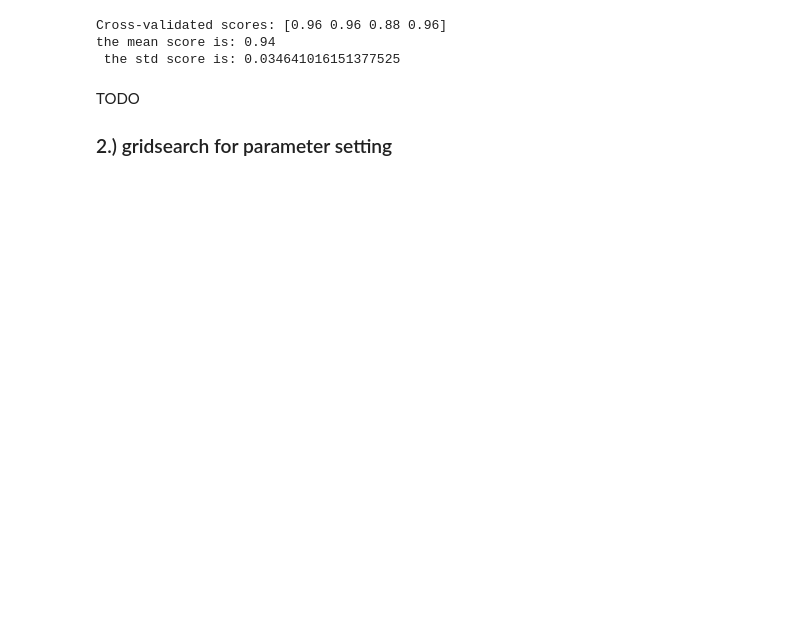
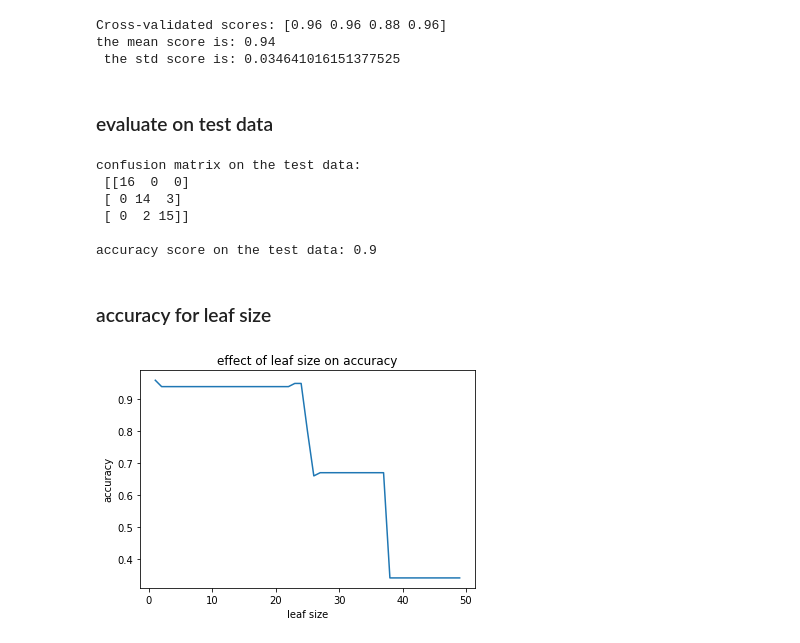
Before and after one commit to StefanReimer/iris_classification, a Jupyter notebook: iris_classification.ipynb, the cells around one changed output. Cells and saved outputs as stored; diff of their text form; code cells hidden in the pictures; blank space fills up the shorter version.

Commit message:
added accuracy in dependence of leaf size

```diff
--- a/iris_classification.ipynb
+++ b/iris_classification.ipynb
@@ -171,22 +165,54 @@ image
 # %%
 ### Cross validation
-def run_decision_tree_CV(X_model, y_model, depth=None, min_leaf_per_samples=1):
+def run_decision_tree_CV(X_model, y_model, depth=None,
+                         min_leaf_per_samples=1, scores_print=True):
     """create decision tree with cross-validation"""
     model=DecisionTreeClassifier(min_samples_leaf=min_leaf_per_samples, max_depth=depth)
     scores=cross_val_score(model, X_model, y_model, cv=4)
-    print('Cross-validated scores:', scores)
-
+    if(scores_print):
+        print('Cross-validated scores:', scores)
     return scores
 
 scores = run_decision_tree_CV(X_train, y_train, depth=None, min_leaf_per_samples=5)
-print(f'the mean score is: {np.mean(scores)} \n',
+print(f'the mean score is: {np.mean(scores)}\n',
 f'the std score is: {np.std(scores)}')
-#decision_tree_list = [run_decision_tree(X_train, y_train, depth) for depth in range(1, 8)]
-#image_trees = [plot_tree_with_graphviz(decision_tree) for decision_tree in decision_tree_list]
 # %% [output]
 Cross-validated scores: [0.96 0.96 0.88 0.96]
 the mean score is: 0.94
  the std score is: 0.034641016151377525
-# %% [markdown]
-TODO
-### 2.) gridsearch for parameter setting
+# %% [markdown]
+### evaluate on test data
+# %%
+def evaluate_decision_tree(model, X_test, y_test):
+    """evaluate decision tree"""
+    y_pred = model.predict(X_test)
+    matrix = confusion_matrix(y_true=y_test, y_pred=y_pred)
+    return matrix
+
+matrix = evaluate_decision_tree(model=decision_tree_original, X_test=X_test, y_test=y_test)
+print(f'confusion matrix on the test data: \n {matrix} \n')
+y_pred = decision_tree_original.predict(X_test)
+print(f'accuracy score on the test data: {accuracy_score(y_test, y_pred)}')
+# %% [output]
+confusion matrix on the test data:
+ [[16  0  0]
+ [ 0 14  3]
+ [ 0  2 15]]
+
+accuracy score on the test data: 0.9
+# %% [markdown]
+### accuracy for leaf size
+# %%
+model_accuracy_per_leaf = [[run_decision_tree_CV(X_train, y_train,
+                                                min_leaf_per_samples=leaf_size,
+                                                scores_print=False), leaf_size]
+                           for leaf_size in range(1, 50)]
+model_accuracy_per_leaf = [[np.mean(i[0]), i[1]] for i in model_accuracy_per_leaf]
+plt.plot([item[1] for item in model_accuracy_per_leaf],
+        [item[0] for item in model_accuracy_per_leaf])
+plt.xlabel('leaf size')
+plt.ylabel('accuracy')
+plt.title('effect of leaf size on accuracy')
+plt.show()
+# %% [output]
+[figure, added]
```
Also changed, not shown: parts of 10 cells of this notebook.
